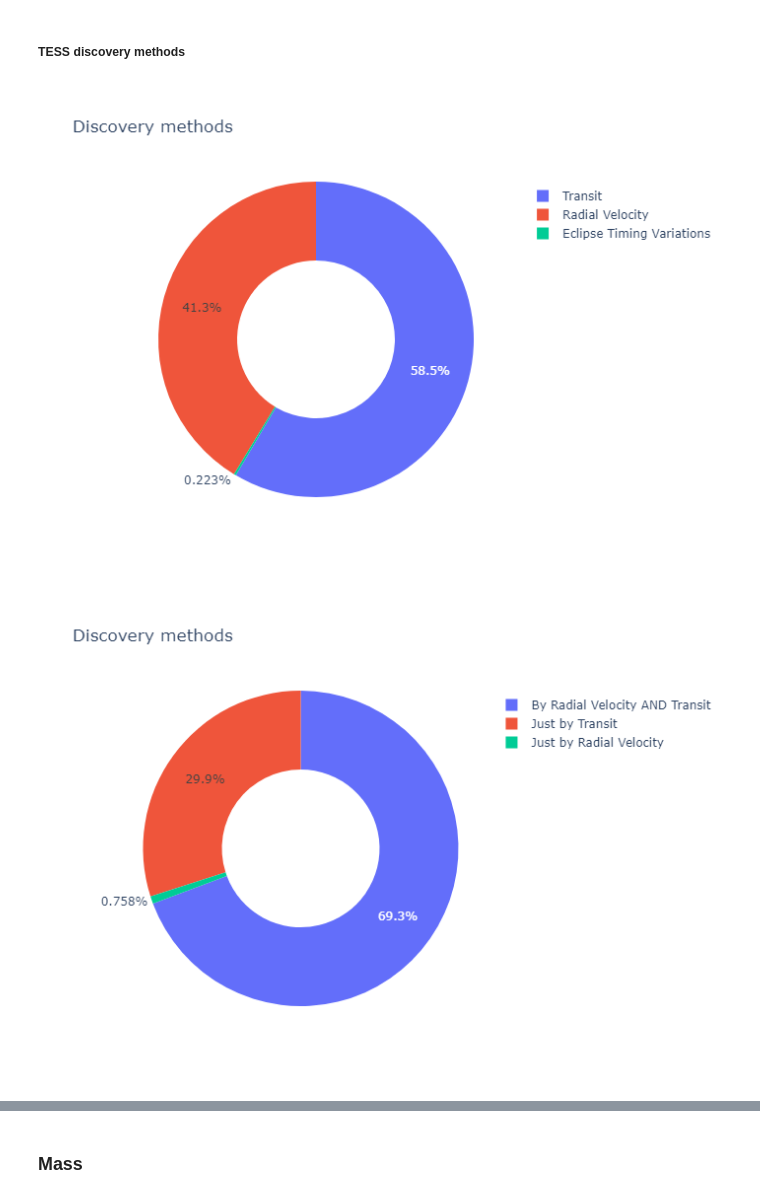
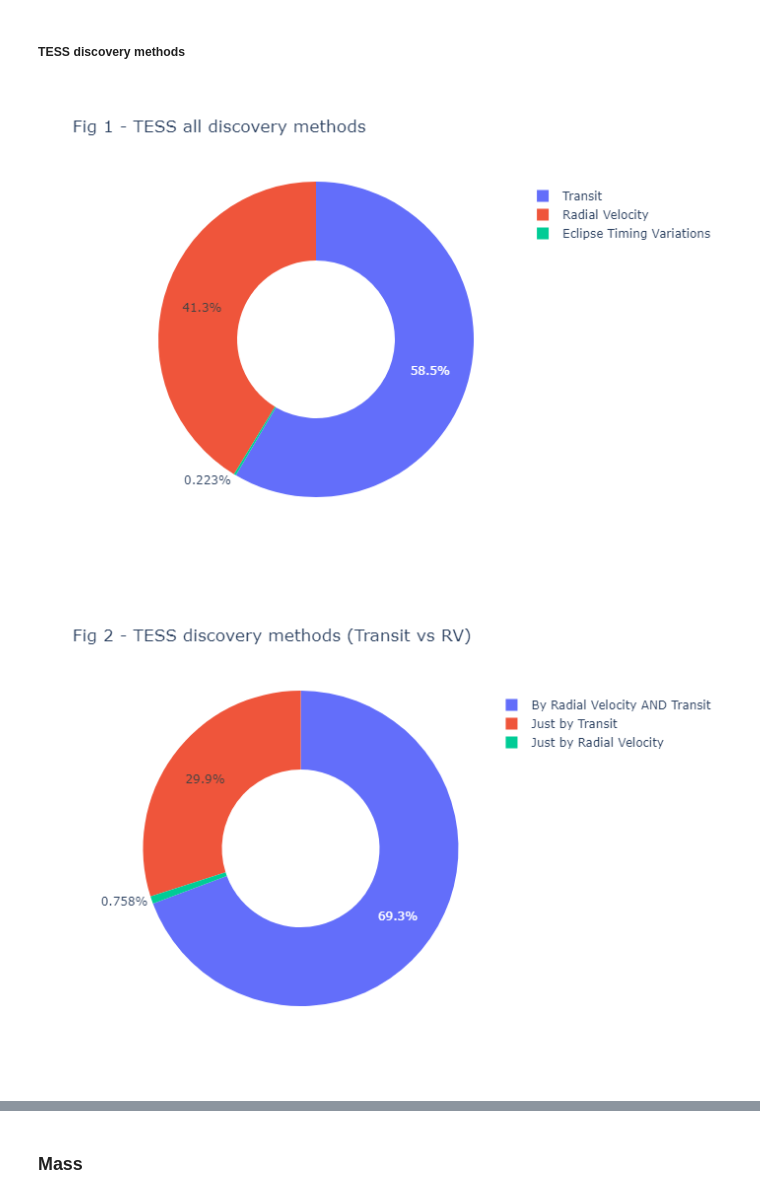
Before and after one commit to Kartmaan/Exoplanets, a Jupyter notebook: exoplanets.ipynb, the cells around one changed output, grey strips where cells are left out. Drawn from its saved outputs; the diff is of its cells as text; code cells hidden in the pictures.

```diff
--- a/exoplanets.ipynb
+++ b/exoplanets.ipynb
@@ -658,14 +695,21 @@ plot_disc_meth(kepler, duo=['tran_flag', 'rv_flag'])
 # %% [markdown]
 ##### TESS discovery methods
-# %%
-tess_meth = df.loc[df['disc_telescope'] == '0.1 m TESS Telescope']
-plot_disc_meth(tess_meth)
-# %% [output]
-[figure, removed]
 # %%
-#0.1 m TESS Telescope
+# TESS discovery methods
 tess_meth = df.loc[df['disc_telescope'] == '0.1 m TESS Telescope']
-plot_disc_meth(tess_meth, duo=['tran_flag', 'rv_flag'])
+
+fig_1 = plot_disc_meth(
+    tess_meth,
+    title='Fig 1 - TESS all discovery methods')
+
+fig_2 = plot_disc_meth(
+    tess_meth,
+    duo=['tran_flag', 'rv_flag'],
+    title='Fig 2 - TESS discovery methods (Transit vs RV)'
+    )
+
+display(fig_1, fig_2)
 # %% [output]
-[figure, old version]
+[figure, new version]
+[figure, added]
 # %% [markdown]
```
Also changed, not shown: parts of 15 cells of this notebook.
